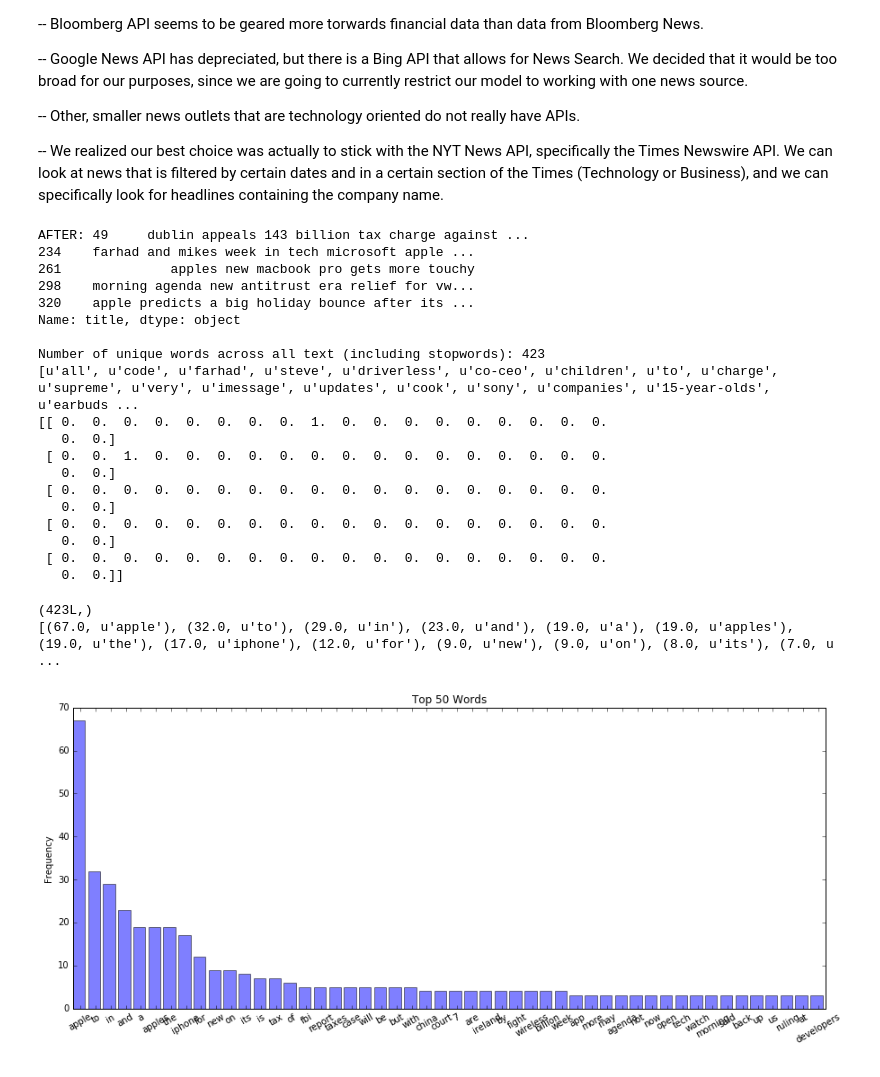
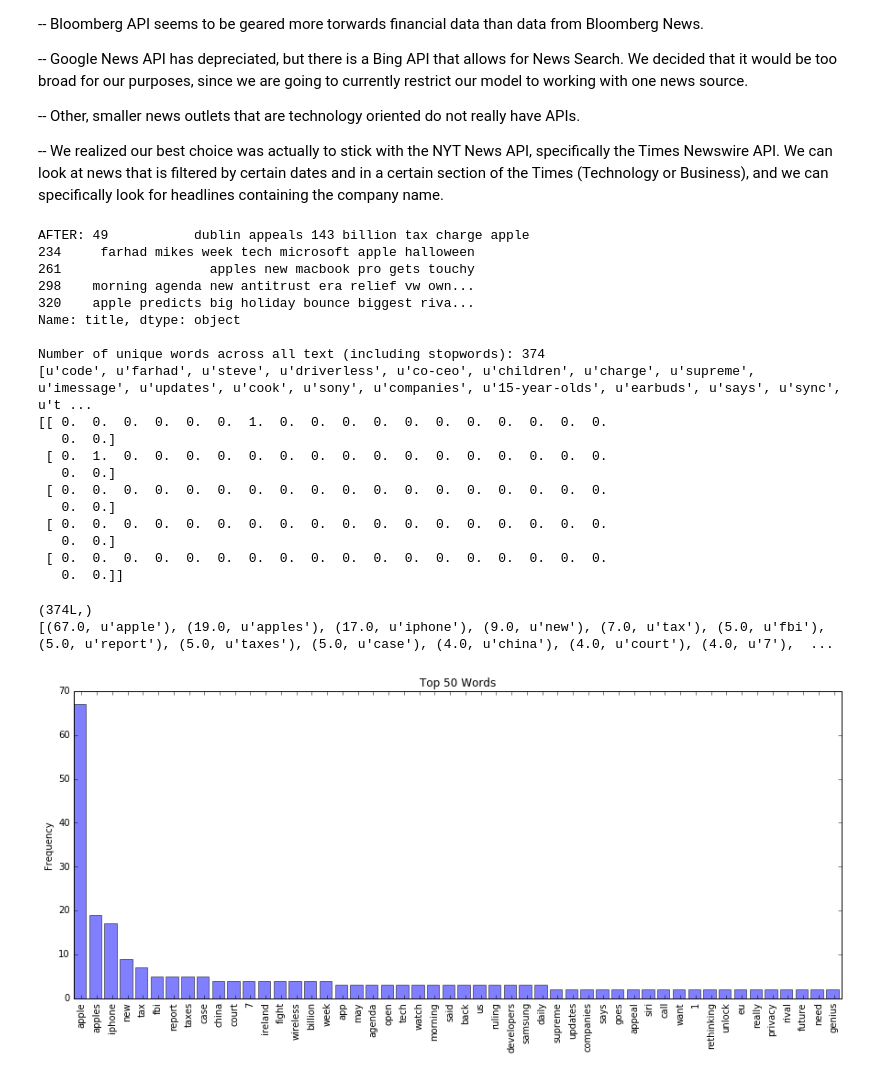
Before and after one commit to alexanderplin/CS109-Final-Project, a Jupyter notebook: Data Exploration.ipynb, the cells around one changed output. Drawn from its saved outputs; the diff is of its cells as text; code cells hidden in the pictures.

Commit message:
Stopwords implemented

```diff
--- a/Data Exploration.ipynb
+++ b/Data Exploration.ipynb
@@ -225,15 +232,19 @@ def filter_data(data, option = 'title', date_filter = None, word_filter = None):
     for c in punctuation:
         filtered_data[option] = filtered_data[option].str.replace(c, '')
 
-#     # remove stop words
-#     stopwords = ['of', 'the', 'a', 'an', 'and', 'with', 'at', 'in', 'is']
-#     for i in range(filtered_data.shape[0]):
-#         headline = filtered_data.iloc[i][option]
-#         if i == 0:
-#             print type(headline)
-#         for word in stopwords:
-#             re.sub(r'\b' + word + '\b', '', headline)
-    print 'AFTER:', filtered_data[option][:5]
+    # remove stop words
+    for i in range(filtered_data.shape[0]):
+        headline = filtered_data.iloc[i][option]
+        headline = headline.split()
+        new_headline = []
+        for word in headline:
+            if word not in stopwords.words('english'):
+                new_headline += [word]
+
+        index = filtered_data.index[i]
+        filtered_data.loc[index, option] = ' '.join(new_headline)
+
+    print 'AFTER:', filtered_data.iloc[:5][option]
 
     return filtered_data
 
@@ -265,18 +276,18 @@ def make_bag_of_words(df, option = 'title'):
 filtered_df = filter_data(df, word_filter = ['Apple', 'AAPL'])
 bag_words, unique_words = make_bag_of_words(filtered_df)
 # %% [output]
-AFTER: 49     dublin appeals 143 billion tax charge against ...
-234    farhad and mikes week in tech microsoft apple ...
-261              apples new macbook pro gets more touchy
-298    morning agenda new antitrust era relief for vw...
-320    apple predicts a big holiday bounce after its ...
+AFTER: 49           dublin appeals 143 billion tax charge apple
+234     farhad mikes week tech microsoft apple halloween
+261                   apples new macbook pro gets touchy
+298    morning agenda new antitrust era relief vw own...
+320    apple predicts big holiday bounce biggest riva...
 Name: title, dtype: object
 
-Number of unique words across all text (including stopwords): 423
-[u'all', u'code', u'farhad', u'steve', u'driverless', u'co-ceo', u'children', u'to', u'charge', u'supreme', u'very', u'imessage', u'updates', u'cook', u'sony', u'companies', u'15-year-olds', u'earbuds ...
-[[ 0.  0.  0.  0.  0.  0.  0.  0.  1.  0.  0.  0.  0.  0.  0.  0.  0.  0.
+Number of unique words across all text (including stopwords): 374
+[u'code', u'farhad', u'steve', u'driverless', u'co-ceo', u'children', u'charge', u'supreme', u'imessage', u'updates', u'cook', u'sony', u'companies', u'15-year-olds', u'earbuds', u'says', u'sync', u't ...
+[[ 0.  0.  0.  0.  0.  0.  1.  0.  0.  0.  0.  0.  0.  0.  0.  0.  0.  0.
    0.  0.]
- [ 0.  0.  1.  0.  0.  0.  0.  0.  0.  0.  0.  0.  0.  0.  0.  0.  0.  0.
+ [ 0.  1.  0.  0.  0.  0.  0.  0.  0.  0.  0.  0.  0.  0.  0.  0.  0.  0.
    0.  0.]
  [ 0.  0.  0.  0.  0.  0.  0.  0.  0.  0.  0.  0.  0.  0.  0.  0.  0.  0.
    0.  0.]
@@ -297,29 +308,29 @@ top_words = (sorted(words, key=lambda t: t[0], reverse=True))[:num_top_words]
 
 print top_words
 # %% [output]
-(423L,)
-[(67.0, u'apple'), (32.0, u'to'), (29.0, u'in'), (23.0, u'and'), (19.0, u'a'), (19.0, u'apples'), (19.0, u'the'), (17.0, u'iphone'), (12.0, u'for'), (9.0, u'new'), (9.0, u'on'), (8.0, u'its'), (7.0, u ...
+(374L,)
+[(67.0, u'apple'), (19.0, u'apples'), (17.0, u'iphone'), (9.0, u'new'), (7.0, u'tax'), (5.0, u'fbi'), (5.0, u'report'), (5.0, u'taxes'), (5.0, u'case'), (4.0, u'china'), (4.0, u'court'), (4.0, u'7'),  ...
 # %%
 fig, ax = plt.subplots(1, 1, figsize=(15, 6))
 
 #Number of bars to use
 indices = np.arange(num_top_words)
 #Where to put the label under each bar
 width = 0.5
 #Bar plot of the frequencies of the top words
 ax.bar(indices, [word[0] for word in top_words], color='blue', alpha=0.5)
 
 ax.set_ylabel('Frequency')
 ax.set_title('Top ' + str(num_top_words) + ' Words')
 
 #Label the bars with the top words
 ax.set_xticks(indices + width)
 ax.set_xticklabels([word[1] for word in top_words])
 
 #Turn the labels sideways so they don't overlap
 labels = ax.get_xticklabels()
-plt.setp(labels, rotation=30, fontsize=10)
+plt.setp(labels, rotation=90, fontsize=10)
 
 plt.show()
 # %% [output]
-[figure, old version]
+[figure, new version]
```
Also changed, not shown: parts of 1 cell of this notebook.
